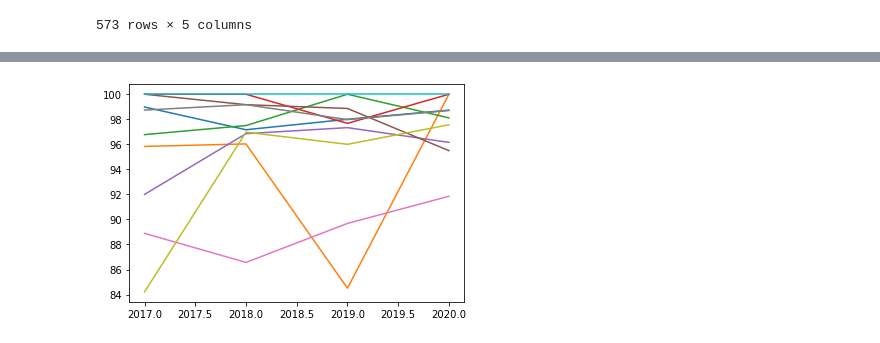
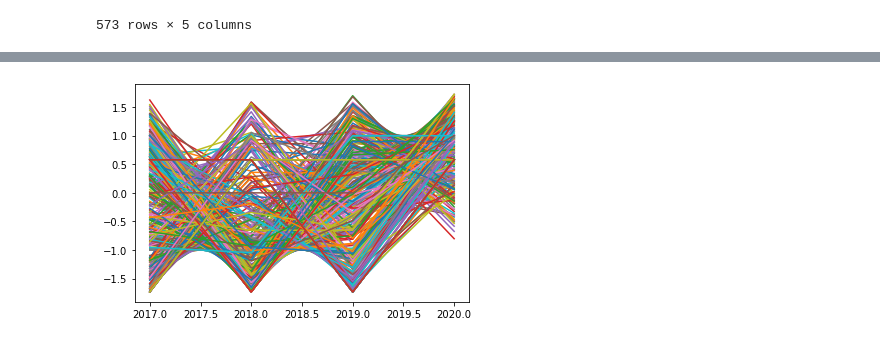
Before and after one commit to claralga/StatApp, a Jupyter notebook: profil votants.ipynb, the cells around one changed output, grey strips where cells are left out. Cells and saved outputs as stored; diff of their text form; code cells hidden in the pictures.

Commit message:
cluster

```diff
--- a/profil votants.ipynb
+++ b/profil votants.ipynb
@@ -94,0 +138,18 @@ df_accord #573 députés ??????
+# %%
+#df_accord = df_accord.drop('cluster', axis =1)
+import statistics
+import tslearn
+from tslearn.clustering import TimeSeriesKMeans
+
+
+model = TimeSeriesKMeans(n_clusters=3, metric="dtw", max_iter=10)
+Fit = model.fit(df_stand)
+# %%
+pred = Fit.labels_
+df_stand['cluster'] = pred
+# %%
+df_cluster = df_stand
+# %%
+df_cluster_0 = df_cluster[df_cluster['cluster'].isin(['0'])]
+df_cluster_1 = df_cluster[df_cluster['cluster'].isin(['1'])]
+df_cluster_2 = df_cluster[df_cluster['cluster'].isin(['2'])]
@@ -95,12 +175,13 @@ df_accord #573 députés ??????
 # %%
-votants = np.random.choice(list(df_accord.index), 10)
+df_cluster_0 = df_cluster_0.drop('cluster', axis=1)
+votants = df_cluster_0.index
 for votant in votants:
     evolution = []
-    date = ['indice_accord_2017', 'indice_accord_2018', 'indice_accord_2019', 'indice_accord_2020']
+    date =list(df_cluster_0.columns)
     for annee in date :
-        evolution.append(df_accord.loc[votant][annee])
+        evolution.append(df_cluster_0.loc[votant][annee])
     import matplotlib.pyplot as plt
     x = [2017, 2018, 2019, 2020]
     plt.plot(x, evolution)
 # %% [output]
-[figure, old version]
+[figure, new version]
```
Also changed, not shown: parts of 20 cells of this notebook.
